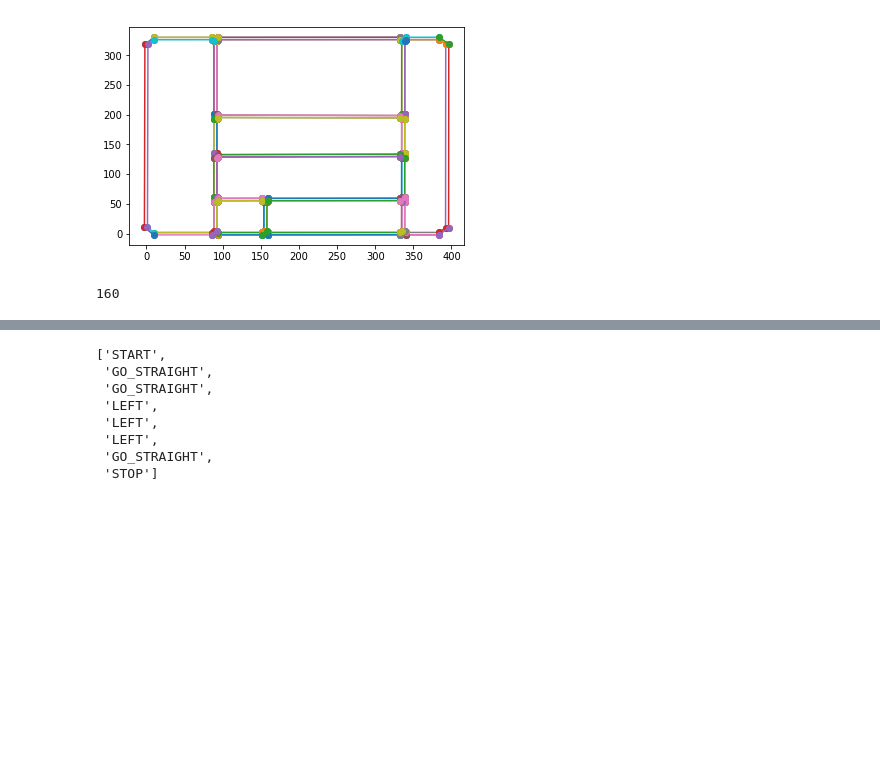
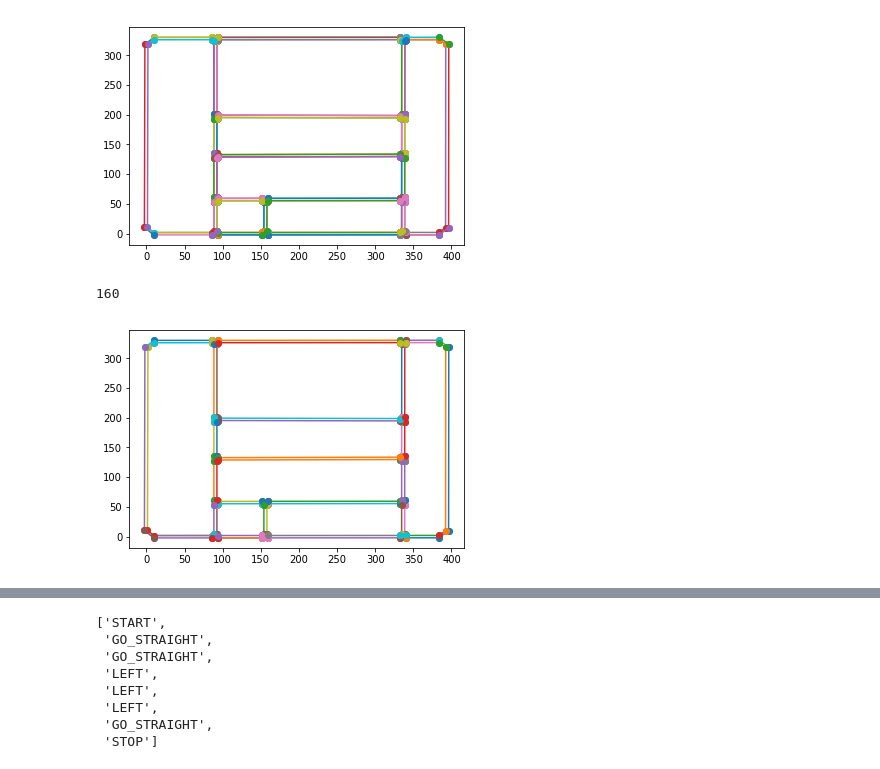
Before and after one commit to pravinblaze/carla-code-pad, a Jupyter notebook: Scenario_routing_dev_pad.ipynb, the cells around one changed output, grey strips where cells are left out. Saved outputs shown, nothing was run; the diff lists cells and outputs as text; code cells hidden in the pictures; blank space fills up the shorter version.

```diff
--- a/Scenario_routing_dev_pad.ipynb
+++ b/Scenario_routing_dev_pad.ipynb
@@ -46,3 +45,11 @@ grp = GlobalRoutePlanner(world)
+# %%
+for edge in grp.graph.edges():
+    n1, n2 = edge
+    x1, y1 = grp.graph.nodes[n1]['vertex']
+    x2, y2 = grp.graph.nodes[n2]['vertex']
+    plt.plot([x1, x2], [y1, y2], marker = 'o')
+# %% [output]
+[figure, added]
 # %%
 # w = world_map.get_waypoint(carla.Location(x=120, y=1.68, z=0))
 # %%
```
Also changed, not shown: parts of 4 cells of this notebook.
